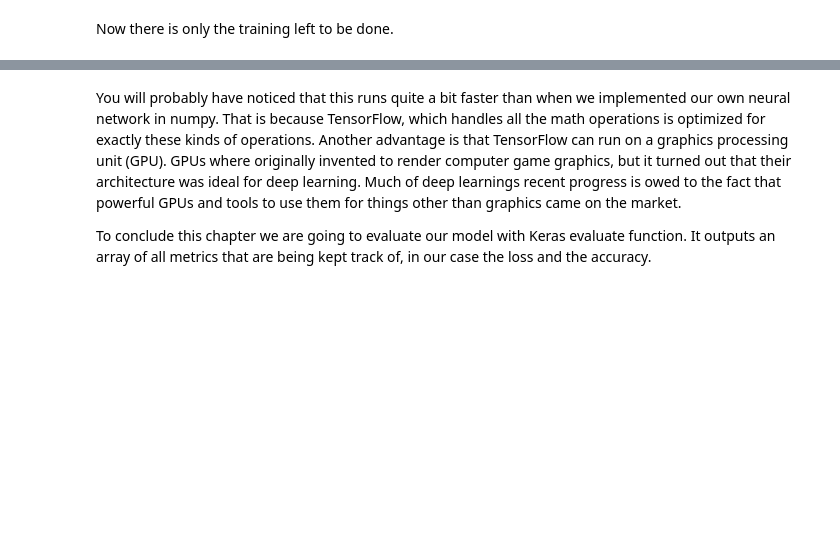
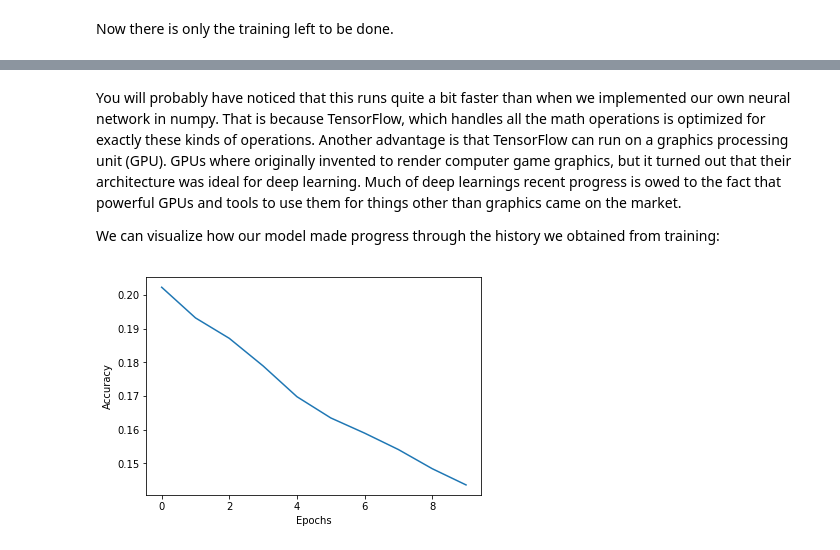
Before and after one commit to JannesKlaas/MLiFC, a Jupyter notebook: Week 2/Ch. 7 - Intro to Keras.ipynb, the cells around one changed output, grey strips where cells are left out. Cells and saved outputs as stored; diff of their text form; code cells hidden in the pictures; blank space fills up the shorter version.

```diff
--- a/Week 2/Ch. 7 - Intro to Keras.ipynb
+++ b/Week 2/Ch. 7 - Intro to Keras.ipynb
@@ -68,6 +83,6 @@ model.compile(loss='categorical_crossentropy',
 Now there is only the training left to be done.
 # %%
 # x_train and y_train are Numpy arrays --just like in the Scikit-Learn API.
-model.fit(X_train, y_train, epochs=10, batch_size=32)
+history = model.fit(X_train, y_train, epochs=10, batch_size=32)
 # %% [output]
 Epoch 1/10
@@ -94,4 +109,12 @@ Epoch 10/10
 # %% [markdown]
 You will probably have noticed that this runs quite a bit faster than when we implemented our own neural network in numpy. That is because TensorFlow, which handles all the math operations is optimized for exactly these kinds of operations. Another advantage is that TensorFlow can run on a graphics processing unit (GPU). GPUs where originally invented to render computer game graphics, but it turned out that their architecture was ideal for deep learning. Much of deep learnings recent progress is owed to the fact that powerful GPUs and tools to use them for things other than graphics came on the market.
 
-To conclude this chapter we are going to evaluate our model with Keras evaluate function. It outputs an array of all metrics that are being kept track of, in our case the loss and the accuracy.
+We can visualize how our model made progress through the history we obtained from training:
+# %%
+# Plot the loss development
+plt.plot(history.history['loss'])
+plt.xlabel('Epochs')
+plt.ylabel('Accuracy')
+plt.show()
+# %% [output]
+[figure, added]
```
Also changed, not shown: parts of 28 cells of this notebook, 1 other file.
